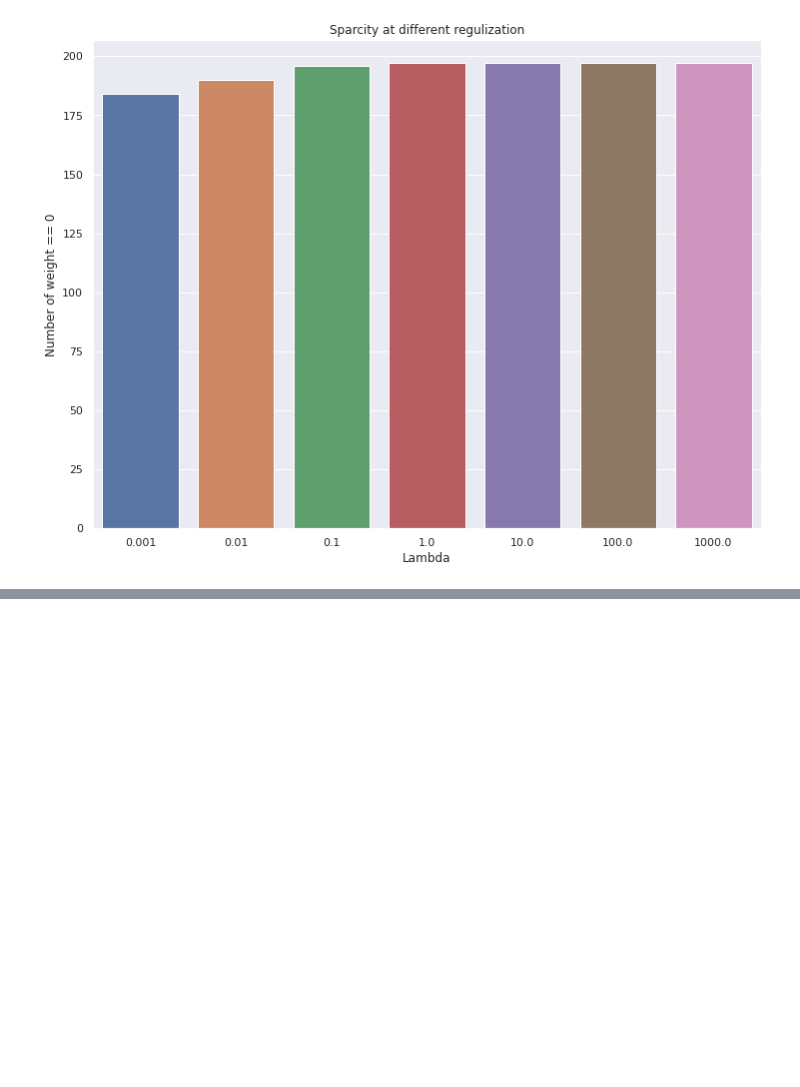
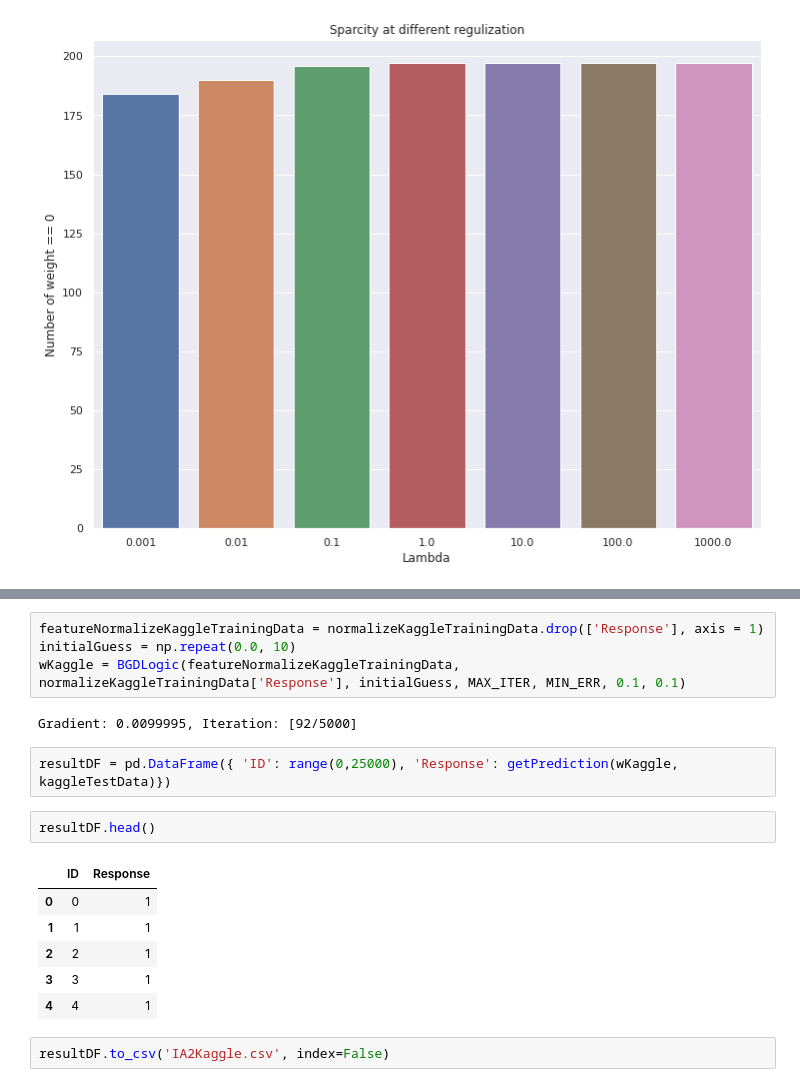
Before and after one commit to KingstonRainsworthCS/AI-534, a Jupyter notebook: IA2/IA2.ipynb, the cells around one changed output, grey strips where cells are left out. Drawn from its saved outputs; the diff is of its cells as text; blank space fills up the shorter version.

```diff
--- a/IA2/IA2.ipynb
+++ b/IA2/IA2.ipynb
@@ -515,0 +569,19 @@ plt.show()
+# %%
+featureNormalizeKaggleTrainingData = normalizeKaggleTrainingData.drop(['Response'], axis = 1)
+initialGuess = np.repeat(0.0, 10)
+wKaggle = BGDLogic(featureNormalizeKaggleTrainingData, normalizeKaggleTrainingData['Response'], initialGuess, MAX_ITER, MIN_ERR, 0.1, 0.1)
+# %% [output]
+Gradient: 0.0099995, Iteration: [92/5000]
+# %%
+resultDF = pd.DataFrame({ 'ID': range(0,25000), 'Response': getPrediction(wKaggle, kaggleTestData)})
+# %%
+resultDF.head()
+# %% [output]
+|  | ID | Response |
+| 0 | 0 | 1 |
+| 1 | 1 | 1 |
+| 2 | 2 | 1 |
+| 3 | 3 | 1 |
+| 4 | 4 | 1 |
+# %%
+resultDF.to_csv('IA2Kaggle.csv', index=False)
```
Also changed, not shown: parts of 9 cells of this notebook, 5 other files.
